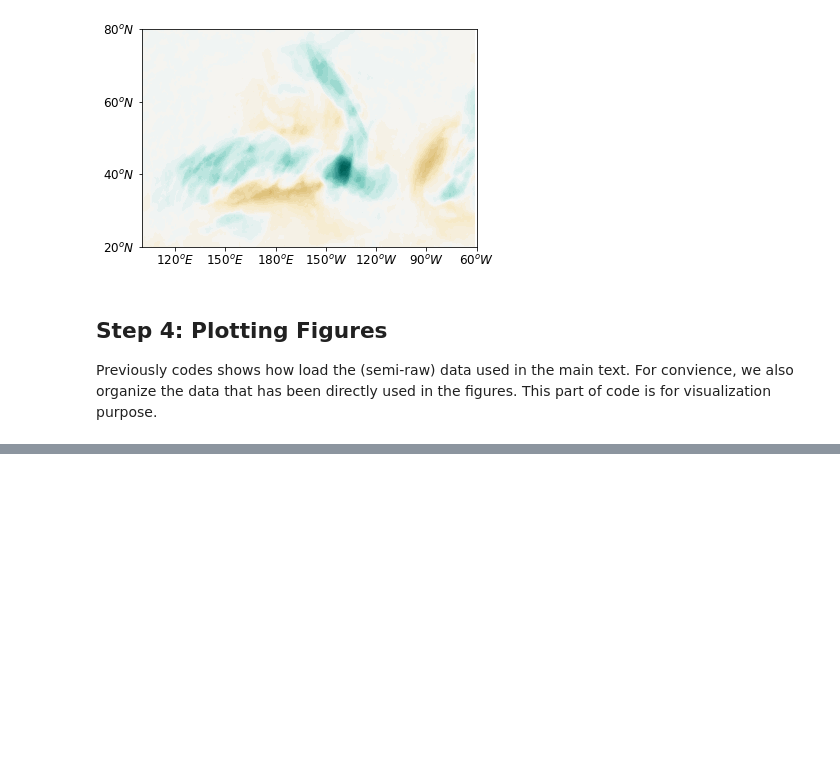
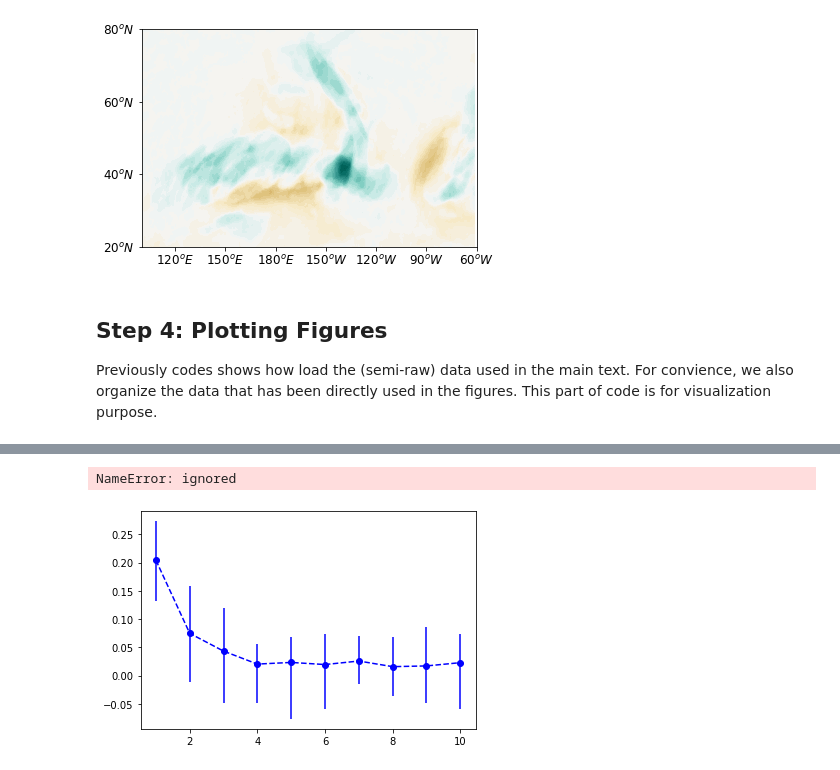
Before and after one commit to kuiper2000/kuiper2000.github.io, a Jupyter notebook: publication/AR_seasonal_prediction/PNAS_data.ipynb, the cells around one changed output, grey strips where cells are left out. Drawn from its saved outputs; the diff is of its cells as text; code cells hidden in the pictures; blank space fills up the shorter version.

Commit message:
Initial commit

```diff
--- a/publication/AR_seasonal_prediction/PNAS_data.ipynb
+++ b/publication/AR_seasonal_prediction/PNAS_data.ipynb
@@ -229,0 +242,50 @@ KeyError: ignored
+# %%
+#load file for Figure 2
+url             ='https://github.com/kuiper2000/kuiper2000.github.io/raw/master/publication/AR_seasonal_prediction/FIG2.npz'
+filename        = wget.download(url)
+data            = np.load('/content/FIG2.npz')
+Jan_skill       = data['Jan_skill']
+Jan_lower_bound = data['Jan_lower_bound']
+Jan_upper_bound = data['Jan_upper_bound']
+Apr_skill       = data['Apr_skill']
+Apr_lower_bound = data['Apr_lower_bound']
+Apr_upper_bound = data['Apr_upper_bound']
+Jul_skill       = data['Jul_skill']
+Jul_lower_bound = data['Jul_lower_bound']
+Jul_upper_bound = data['Jul_upper_bound']
+Oct_skill       = data['Oct_skill']
+Oct_lower_bound = data['Oct_lower_bound']
+Oct_upper_bound = data['Oct_upper_bound']
+
+x_axis      = np.arange(1,11,1)
+fig=plt.figure()
+plt.errorbar(x_axis, Jan_skill, yerr=[Jan_lower_bound, Jan_upper_bound], fmt='--o',color='b')
+plt.plot(x_axis,skill_Jan_anomaly[:,15],'k')
+plt.plot(x_axis,criteria[0,0:10], color='gray')
+plt.legend(['Ensemble mean','1% significance level','mean skills of each member'],fontsize=10)
+plt.plot(x_axis,x_axis*0,'k--')
+#plt.plot(x_axis,x_axis/x_axis*np.nanpercentile(boot_strapping[:,],99.5), color='gray')
+#plt.plot(x_axis,criteria[0,0:10]+0.01, color='gray')
+#plt.text(5,0.12,'1% significance level')
+plt.xticks(np.arange(1,12,2), ('Jan-Mar','Mar-May','May-Jul','Jul-Sep','Sep-Nov'),fontsize=15)
+plt.yticks(np.arange(-0.2,0.6,0.1),fontsize=15)
+plt.ylim(-0.2, 0.5)
+plt.ylabel('pattern correlation',fontsize=15)
+plt.title('(a) Jan Initialization',fontsize=15)
+
+#         Jan_skill       = Jan_skill,\
+#         Jan_lower_bound = Jan_lower_bound,\
+#         Jan_upper_bound = Jan_upper_bound,\
+#         Apr_skill       = Apr_skill,\
+#         Apr_lower_bound = Apr_lower_bound,\
+#         Apr_upper_bound = Apr_upper_bound,\
+#         Jul_skill       = Jul_skill,\
+#         Jul_lower_bound = Jul_lower_bound,\
+#         Jul_upper_bound = Jul_upper_bound,\
+#         Oct_skill       = Oct_skill,\
+#         Oct_lower_bound = Oct_lower_bound,\
+#         Oct_upper_bound = Oct_upper_bound,\
+#         criteria        = criteria
+# %% [output]
+NameError: ignored
+[figure, added]
```
Also changed, not shown: parts of 2 cells of this notebook, 1 other file.
